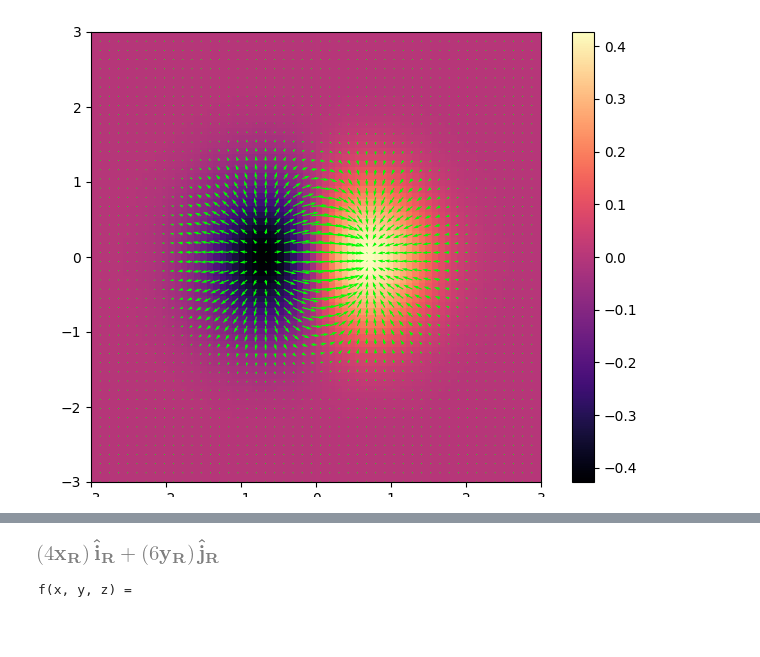
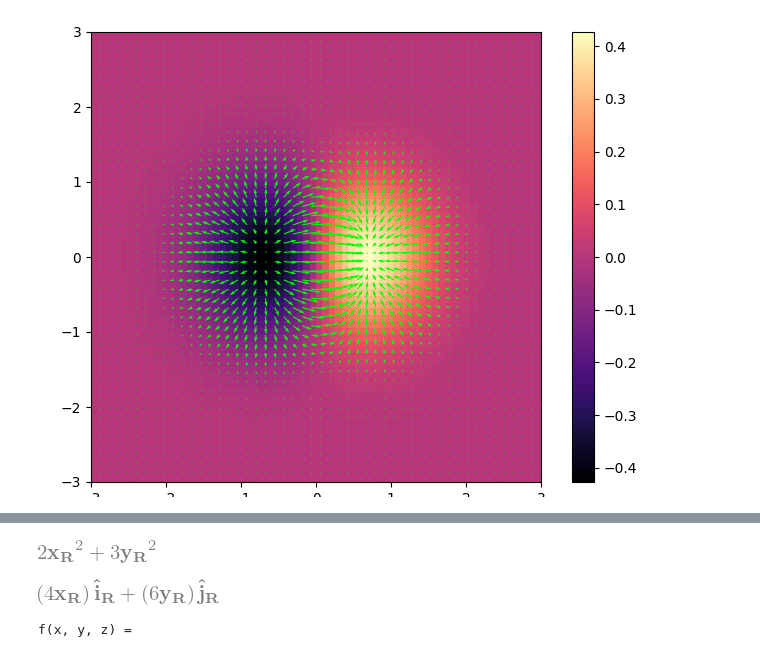
Before and after one commit to QuMCoding/QM-Book-Source, a Jupyter notebook: vector.ipynb, the cells around one changed output, grey strips where cells are left out. Saved outputs shown, nothing was run; the diff lists cells and outputs as text; code cells hidden in the pictures; blank space fills up the shorter version.

```diff
--- a/vector.ipynb
+++ b/vector.ipynb
@@ -215,13 +246,16 @@ plt.show()  # 給使用者看
 # %%
 # 梯度, 直接用gradient()
 R = CoordSys3D("R")  # 創建一個名為 R 的三維座標系
 coeff_xyz = [2, 3, 4]  # 定義係數列表 coeff_xyz，其中分別是 x、y、z 的係數
 f = coeff_xyz[0] * R.x ** 2 + coeff_xyz[1] * R.y ** 2  # 定義函數 f，為 x^2 * coeff_xyz[0] + y^2 * coeff_xyz[1]
 
+display(f)  # 印出f
+
 g = gradient(f)  # 計算函數 f 的梯度
 display(g)  # 漂亮打印梯度 g
 # %% [output]
-[figure, old version]
+[figure, new version]
+[figure, added]
 # %%
 # 方向導數
 R = CoordSys3D("R")  # 創建一個名為 R 的三維座標系
```
Also changed, not shown: parts of 3 cells of this notebook.
